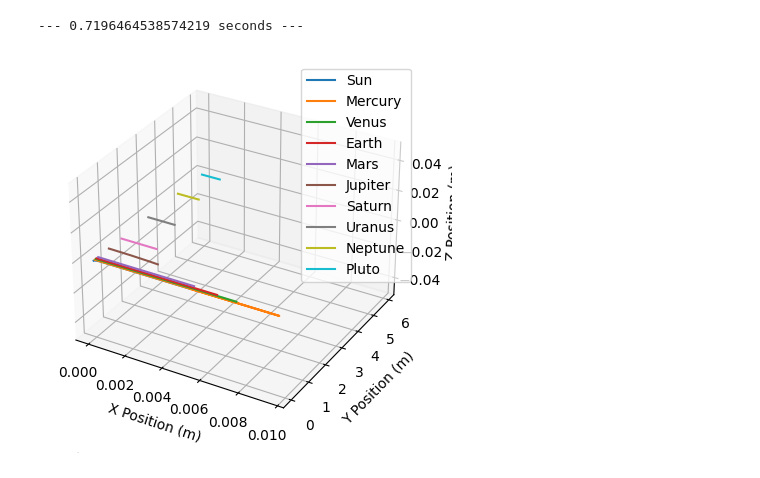
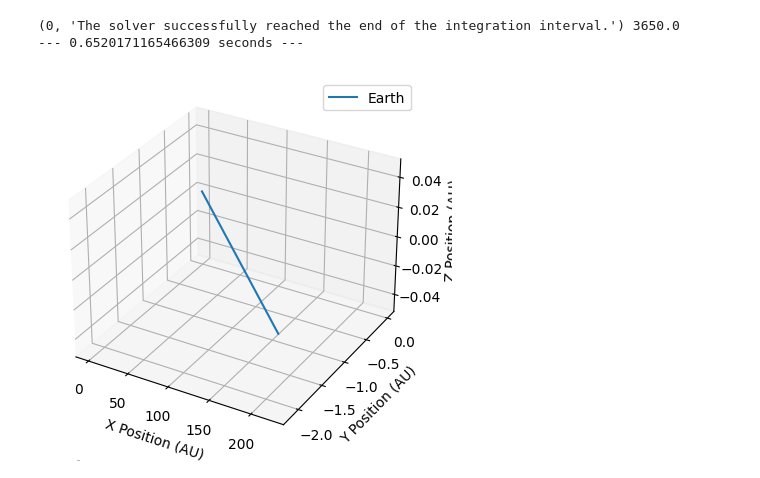
Before and after one commit to Stellar-Perspectives/teapot-improbulator, a Jupyter notebook: teapot.ipynb, the cells around one changed output. Drawn from its saved outputs; the diff is of its cells as text; code cells hidden in the pictures.

```diff
--- a/teapot.ipynb
+++ b/teapot.ipynb
@@ -31,22 +31,22 @@ def n_body_equations(t, y, masses):
 
     return np.concatenate((velocities.ravel(), accelerations.ravel()))
 
-
 # Constants
-G_const = 6.67430e-11  # m^3 kg^-1 s^-2
+G_const = 2.993456967277e13  # AU^3 kg^-1 day^-2
+AUm = 1.496e11  # meters/AU
 
 # Planet data (location (m), mass (kg), velocity (m/s))
 planets = {
     "Sun": body((0, 0, 0), 2e30, (0, 0, 0), "Sun"),
-    "Mercury": body((0, 5.79e10, 0), 3.285e23, (47000, 0, 0), "Mercury"),
-    "Venus": body((0, 1.082e11, 0), 4.8e24, (35000, 0, 0), "Venus"),
-    "Earth": body((0, 1.496e11, 0), 5.972e24, (30000, 0, 0), "Earth"),
-    "Mars": body((0, 2.28e11, 0), 2.4e24, (24000, 0, 0), "Mars"),
-    "Jupiter": body((0, 7.785e11, 0), 1e28, (13000, 0, 0), "Jupiter"),
-    "Saturn": body((0, 1.432e12, 0), 5.7e26, (9000, 0, 0), "Saturn"),
-    "Uranus": body((0, 2.867e12, 0), 8.7e25, (6835, 0, 0), "Uranus"),
-    "Neptune": body((0, 4.515e12, 0), 1e26, (5477, 0, 0), "Neptune"),
-    "Pluto": body((0, 5.9064e12, 0), 1.3e22, (4748, 0, 0), "Pluto")
+    #"Mercury": body((0, 0.387, 0), 3.285e23, (0.027664, 0, 0), "Mercury"),
+    #"Venus": body((0, 0.723, 0), 4.8e24, (0.020214, 0, 0), "Venus"),
+    "Earth": body((0, 1.0, 0), 5.972e24, (0.017211, 0, 0), "Earth"),
+    #"Mars": body((0, 1.524, 0), 2.4e24, (0.013919, 0, 0), "Mars"),
+    #"Jupiter": body((0, 5.2039, 0), 1e28, (0.007566, 0, 0), "Jupiter"),
+    #"Saturn": body((0, 9.5723, 0), 5.7e26, (0.005602, 0, 0), "Saturn"),
+    #"Uranus": body((0, 19.1647, 0), 8.7e25, (0.003927, 0, 0), "Uranus"),
+    #"Neptune": body((0, 30.1809, 0), 1e26, (0.003119, 0, 0), "Neptune"),
+    #"Pluto": body((0, 39.4818, 0), 1.3e22, (0.002738, 0, 0), "Pluto")
 }
 
 bodies = [planets[name] for name in planets]
@@ -58,45 +58,41 @@ initial_conditions = np.concatenate([initial_positions.ravel(), initial_velociti
 masses = np.array([b.mass for b in bodies])
 
 # Time span for the simulation
-time_span = [0, 1000 * 365 * 24 * 3600]  # One year in seconds
+time_span = [0, 3650]  # Days
 
 # Solve the ODE
 import time
 start_time = time.time()
-# Using 'LSODA' as the solver method and adjusting tolerances
-solver_method = 'RK45'
-atol = 1e-9  # Absolute tolerance
-rtol = 1e-6  # Relative tolerance
 
 try:
     solution = solve_ivp(n_body_equations, time_span, initial_conditions, args=(masses,),
-                         method=solver_method, atol=atol, rtol=rtol)
+                         method='RK45', rtol=100, atol=10, min_step=1e-2, max_step=10)
     status_message = (solution.status, solution.message)
     final_time = solution.t[-1]
 except Exception as e:
     error_message = str(e)
     status_message = None
     final_time = None
 
-status_message, final_time
+print(status_message, final_time)
 print("--- %s seconds ---" % (time.time() - start_time))
 # Post-process the solution for plotting
 n = len(bodies)
 times = solution.t
-
 positions = solution.y[:3*n].reshape(n, 3, -1)
 
 # Plotting
 fig = plt.figure()
 ax = fig.add_subplot(1, 1, 1, projection='3d')
 for i, body in enumerate(bodies):
-    ax.plot(positions[i, 0], positions[i, 1], positions[i, 2], label=body.name)
-
-ax.set_xlabel('X Position (m)')
-ax.set_ylabel('Y Position (m)')
-ax.set_zlabel('Z Position (m)')
+    if body.name == "Earth":
+        ax.plot(positions[i, 0], positions[i, 1], positions[i, 2], label=body.name)
+ax.set_xlabel('X Position (AU)')
+ax.set_ylabel('Y Position (AU)')
+ax.set_zlabel('Z Position (AU)')
 ax.legend()
 plt.show()
 # %% [output]
---- 0.7196464538574219 seconds ---
+(0, 'The solver successfully reached the end of the integration interval.') 3650.0
+--- 0.6520171165466309 seconds ---
-[figure, old version]
+[figure, new version]
```
